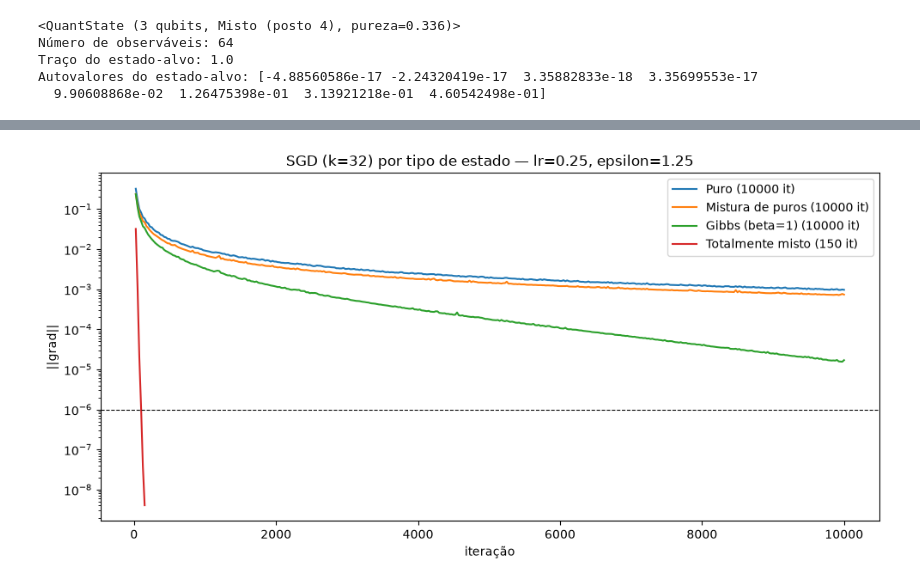
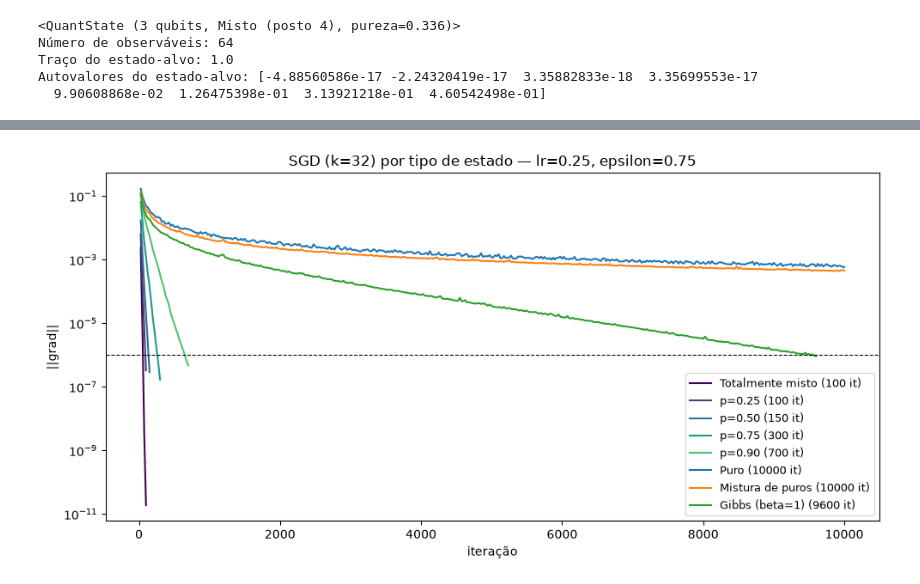
Before and after one commit to davivad013/Quantum-Tomography, a Jupyter notebook: apresentacao.ipynb, the cells around one changed output, grey strips where cells are left out. Saved outputs shown, nothing was run; the diff lists cells and outputs as text; code cells hidden in the pictures.

Commit message:
muita cosia sendo mudada para a apresentação

```diff
--- a/apresentacao.ipynb
+++ b/apresentacao.ipynb
@@ -272,0 +370,17 @@ Agora, o experimentos que faremos é definir uma lista de diferentes tipos de es
+# %%
+epsilon_values = [0.35, 0.5,0.75, 1.0, 1.25, 1.5, 1.75, 2.0]
+lr_fix = 0.25
+
+fig2, ax2 = plt.subplots(figsize=(12, 6))
+
+for eps in epsilon_values:
+    t, g, n_it = rodar(lr_fix, eps)
+    ax2.semilogy(t, g, label=f"eps={eps} ({n_it} it)")
+
+ax2.set_title(f"Variando epsilon (lr={lr_fix})")
+ax2.set_xlabel("iteração")
+ax2.set_ylabel("||grad||")
+ax2.legend(fontsize=7)
+
+plt.tight_layout()
+plt.show()
@@ -273,8 +397,12 @@ Agora, o experimentos que faremos é definir uma lista de diferentes tipos de es
 # %%
+import numpy as np
+import matplotlib.pyplot as plt
+from scipy.linalg import expm
+
 n_qubits = 3
 dim = 2**n_qubits
 
-lr, epsilon = 0.25, 1.25          # ajuste conforme os testes anteriores
+lr, epsilon = 0.25, 0.75
 tol = 1e-6
 check_every = 50
 max_iters = 10000
@@ -287,10 +415,9 @@ H = np.zeros((dim, dim), dtype=complex)     # H do problema de reconstrução
 k = len(Q) // 2                              # batch = metade das coordenadas
 
 # ----------------------------------------------------------------------
-# Estados alvo
+# Funções auxiliares para os estados-alvo
 # ----------------------------------------------------------------------
 def hamiltoniano_ising(n, g=1.0):
-    """H_fis = - sum Z_i Z_{i+1} - g sum X_i  (apenas para gerar o estado de Gibbs)."""
     Hf = np.zeros((2**n, 2**n), dtype=complex)
     for i in range(n - 1):
         s = ["I"] * n; s[i] = s[i + 1] = "Z"
@@ -304,11 +431,36 @@ def estado_gibbs(Hf, beta):
     rho = expm(-beta * Hf)
     return qt.QuantState(rho / np.trace(rho).real)
 
+def estado_depolarizado(seed, p):
+    """rho = p |psi><psi| + (1-p) I/d  (p=1 puro, p=0 totalmente misto)."""
+    psi = qt.random_pure_state(dim, seed=seed).rho
+    return qt.QuantState(p * psi + (1 - p) * np.eye(dim) / dim)
+
+def divergencia_kl(rho, u):
+    """KL(rho || pi) sem logm: log pi = A - log Z, com A = (sum u_i Q_i - H)/eps."""
+    A = (sum(ui * Qi for ui, Qi in zip(u, Q)) - H) / epsilon
+    A = (A + A.conj().T) / 2
+    if not np.all(np.isfinite(A)):
+        return np.nan
+    lam = np.linalg.eigvalsh(A)
+    logZ = lam.max() + np.log(np.sum(np.exp(lam - lam.max())))
+    ev = np.linalg.eigvalsh(rho)
+    ev = ev[ev > 1e-12]
+    kl = np.sum(ev * np.log(ev)) - np.real(np.trace(rho @ A)) + logZ
+    return max(kl, 0.0)
+
+# ----------------------------------------------------------------------
+# Estados-alvo
+# ----------------------------------------------------------------------
 estados = {
+    "Totalmente misto":  qt.maximally_mixed_state(dim),
+    "p=0.25":            estado_depolarizado(35, 0.25),
+    "p=0.50":            estado_depolarizado(35, 0.50),
+    "p=0.75":            estado_depolarizado(35, 0.75),
+    "p=0.90":            estado_depolarizado(35, 0.90),
     "Puro":              qt.random_pure_state(dim, seed=35),
     "Mistura de puros":  qt.random_mixture_of_pures(dim, rank=4, seed=35),
     "Gibbs (beta=1)":    estado_gibbs(hamiltoniano_ising(n_qubits), beta=1.0),
-    "Totalmente misto":  qt.maximally_mixed_state(dim),
 }
 
 # ----------------------------------------------------------------------
@@ -316,34 +468,53 @@ estados = {
 # ----------------------------------------------------------------------
 resultados = {}
 print(f"lr={lr}, epsilon={epsilon}, k={k}/{len(Q)}, count_it={count_it}, max_iters={max_iters}\n")
-print(f"{'estado':<18}{'pureza':>8}{'posto':>6}{'iters':>7}{'||grad||':>11}{'Tr(pi)':>9}{'fidelidade':>12}")
+print(f"{'estado':<18}{'pureza':>8}{'posto':>6}{'iters':>7}{'||grad||':>11}"
+      f"{'Tr(pi)':>9}{'norma Frob.':>12}{'KL':>11}")
 
 for nome, estado in estados.items():
     q = qt.measure_observables(estado, nomes_obs)
-    u, n_it, hist = er.sgd(H, Q, q, epsilon, k=k, lr=lr, n_iter=max_iters, tol=tol,
-                           seed=0, check_every=check_every, count_it=count_it)
+    with np.errstate(all="ignore"):
+        u, n_it, hist = er.sgd(H, Q, q, epsilon, k=k, lr=lr, n_iter=max_iters, tol=tol,
+                               seed=0, check_every=check_every, count_it=count_it)
     hist = np.array(hist)
 
-    pi = expm((sum(u_i * Q_i for u_i, Q_i in zip(u, Q)) - H) / epsilon)
-    g_final = np.linalg.norm(er.dual_gradient(u, H, Q, q, epsilon))
-    tr = np.real(np.trace(pi))
-    fid = qt.fidelidade(estado.rho, pi / tr) if np.isfinite(tr) else np.nan
+    if np.all(np.isfinite(u)):
+        pi = expm((sum(u_i * Q_i for u_i, Q_i in zip(u, Q)) - H) / epsilon)
+        tr = np.real(np.trace(pi))
+        g_final = np.linalg.norm(er.dual_gradient(u, H, Q, q, epsilon))
+        frob = qt.frobenius_distance(estado.rho, pi / tr) if np.isfinite(tr) else np.nan
+        kl = divergencia_kl(estado.rho, u)
+    else:
+        print(f"[AVISO] {nome}: u não finito, métricas = NaN")
+        tr = g_final = frob = kl = np.nan
 
     resultados[nome] = (hist[:, 0], hist[:, 1], n_it)
-    print(f"{nome:<18}{estado.purity:8.4f}{estado.rank:6d}{n_it:7d}{g_final:11.2e}{tr:9.4f}{fid:12.6f}")
+    print(f"{nome:<18}{estado.purity:8.4f}{estado.rank:6d}{n_it:7d}{g_final:11.2e}"
+          f"{tr:9.4f}{frob:12.6f}{kl:11.2e}")
 
 # ----------------------------------------------------------------------
 # Gráfico
 # ----------------------------------------------------------------------
+cores = {
+    "Totalmente misto": plt.cm.viridis(0.00),
+    "p=0.25":           plt.cm.viridis(0.18),
+    "p=0.50":           plt.cm.viridis(0.36),
+    "p=0.75":           plt.cm.viridis(0.54),
+    "p=0.90":           plt.cm.viridis(0.72),
+    "Puro":             "tab:blue",
+    "Mistura de puros": "tab:orange",
+    "Gibbs (beta=1)":   "tab:green",
+}
+
 fig, ax = plt.subplots(figsize=(10, 5))
 for nome, (t, g, n_it) in resultados.items():
     ok = np.isfinite(g)
-    ax.semilogy(t[ok], g[ok], label=f"{nome} ({n_it} it)")
+    ax.semilogy(t[ok], g[ok], color=cores[nome], label=f"{nome} ({n_it} it)")
 ax.axhline(tol, color="k", ls="--", lw=0.8)
 ax.set_xlabel("iteração")
 ax.set_ylabel("||grad||")
 ax.set_title(f"SGD (k={k}) por tipo de estado — lr={lr}, epsilon={epsilon}")
-ax.legend()
+ax.legend(fontsize=9)
 fig.tight_layout()
 plt.show()
 # %% [output]
@@ -357 +532 @@ Totalmente misto    0.1250     8    150   4.08e-09   1.0000    1.000000
-[figure, old version]
+[figure, new version]
```
Also changed, not shown: parts of 36 cells of this notebook, 48 other files.
